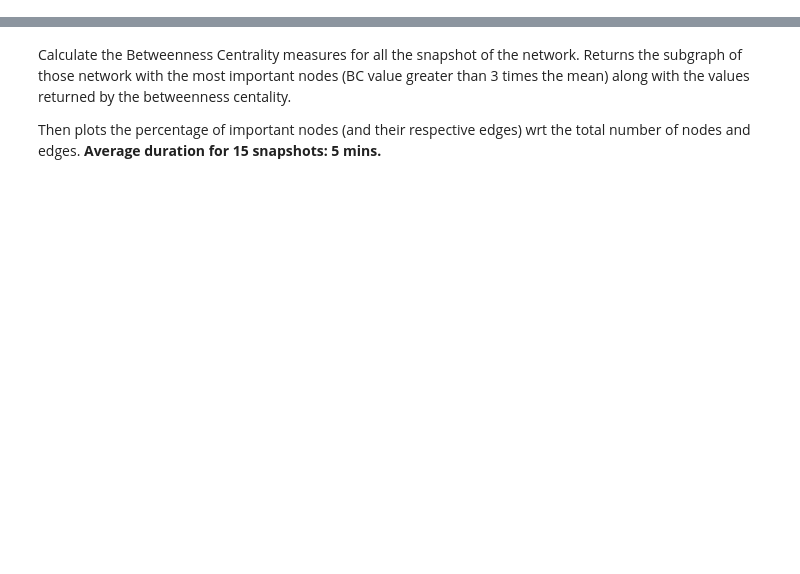
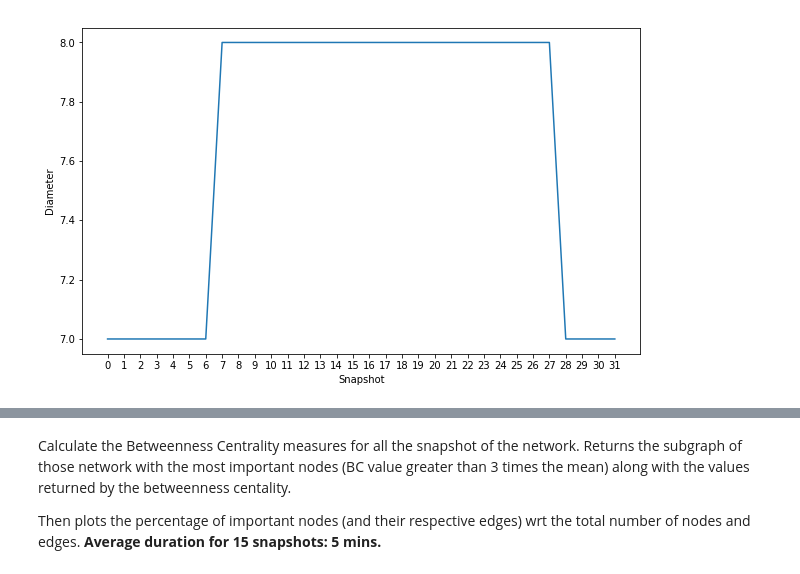
Before and after one commit to kumasan-t/robustness_measures_notebook, a Jupyter notebook: plot.ipynb, the cells around one changed output, grey strips where cells are left out. Drawn from its saved outputs; the diff is of its cells as text; code cells hidden in the pictures; blank space fills up the shorter version.

```diff
--- a/plot.ipynb
+++ b/plot.ipynb
@@ -8,16 +8,18 @@ import matplotlib.colors as mcolors
 from tools import utils
 import networkx as nx
 import numpy as np
+import scipy.io as sio
 import time
 import os
 import glob
 import json
 
-os.chdir("D:\Documenti\Lightning_Network_Logs\\recent_logs")
+os.chdir("D:\Documenti\Lightning_Network_Logs_wider")
 distance_list = [None] * len(glob.glob("*json"))
 k_connectivity_list = [None] * len(glob.glob("*json"))
 # Sets the picture size to a proper dimension.
 plt.rcParams['figure.figsize'] = (10, 6)
 
 # Create an array of snapshots of the network
-graph_list = utils.load_graph_list("D:\Documenti\Lightning_Network_Logs\\recent_logs")
+graph_list = utils.load_graph_list("D:\Documenti\Lightning_Network_Logs_wider")
+print(glob.glob('*.json'))
@@ -27,3 +33,15 @@ plot.plot_average_eccentricity(graph_list)
+# %%
+plt.rcParams['figure.figsize'] = (10, 6)
+new_path = r'D:\Documenti\Lightning_Network_Logs_wider\matlab_data'
+if not os.path.exists(new_path):
+    os.makedirs(new_path)
+os.chdir(new_path)
+matlab_data = [[0] * graph.order() for graph in graph_list]
+for i, graph in enumerate(graph_list):
+    for node in graph.nodes:
+        matlab_data[i][nx.degree(graph, node)] += 1
+for i, data in enumerate(matlab_data):
+    sio.savemat('degree_distrib_' + str(i), {'degree': data})
 # %%
 plt.rcParams['figure.figsize'] = (10, 6)
 plot.plot_average_degree(graph_list)
@@ -36,8 +60,12 @@ plot.plot_number_of_edges(graph_list)
 # %%
 for i, graph in enumerate(graph_list):
     distance_list[i] = nx.diameter(graph)
 plt.rcParams['figure.figsize'] = (10, 6)
 plt.plot(distance_list)
-plt.ylabel('Distance')
+plt.ylabel('Diameter')
+plt.xlabel('Snapshot')
+plt.xticks(np.arange(len(graph_list), step=1))
 plt.savefig('distance.png', bbox_inches='tight')
 plt.show()
+# %% [output]
+[figure, added]
```
Also changed, not shown: parts of 62 cells of this notebook.
